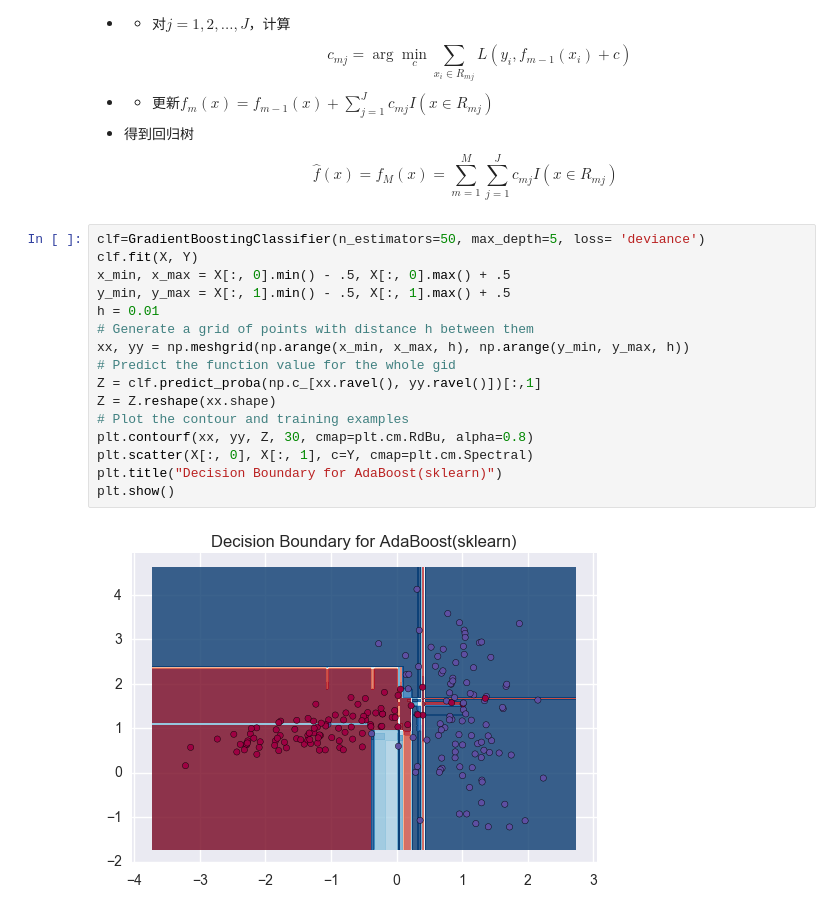
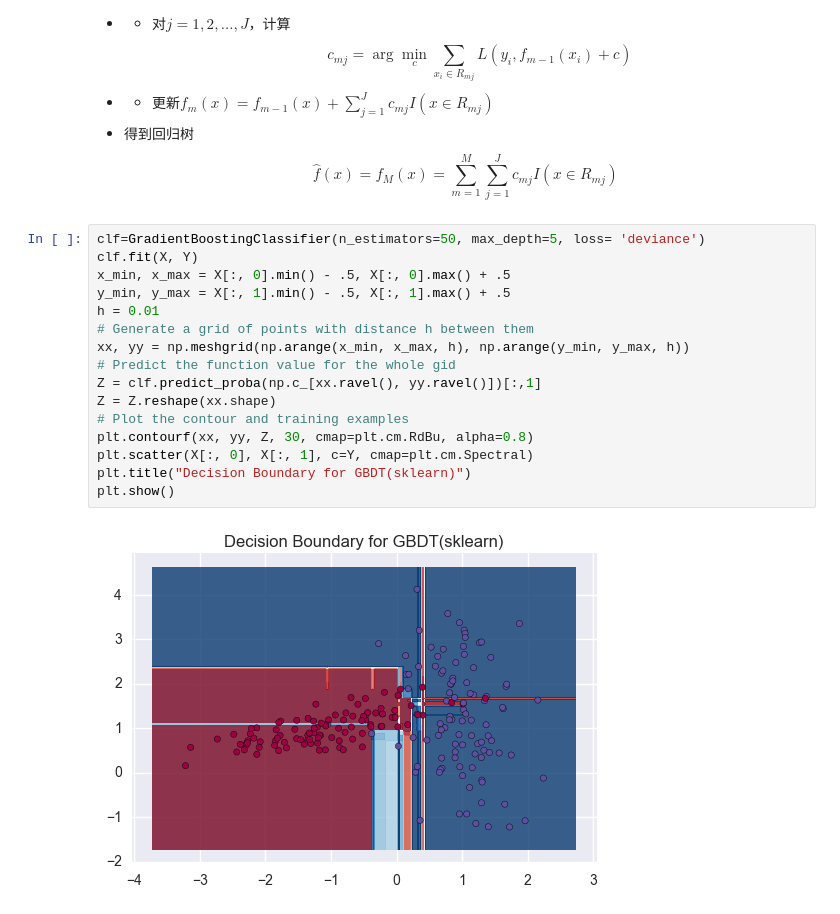
Before and after one commit to lixintong1992/Machine_Learning, a Jupyter notebook: AdaBoost/Boosting.ipynb, the cells around one changed output. Drawn from its saved outputs; the diff is of its cells as text.

Commit message:
GBDT

```diff
--- a/AdaBoost/Boosting.ipynb
+++ b/AdaBoost/Boosting.ipynb
@@ -200,21 +200,21 @@ sklearn上的是adaboost与我实现的不同，我的算是一个深度为1的
 # %%
 clf=GradientBoostingClassifier(n_estimators=50, max_depth=5, loss= 'deviance')
 clf.fit(X, Y)
 x_min, x_max = X[:, 0].min() - .5, X[:, 0].max() + .5
 y_min, y_max = X[:, 1].min() - .5, X[:, 1].max() + .5
 h = 0.01
 # Generate a grid of points with distance h between them
 xx, yy = np.meshgrid(np.arange(x_min, x_max, h), np.arange(y_min, y_max, h))
 # Predict the function value for the whole gid
 Z = clf.predict_proba(np.c_[xx.ravel(), yy.ravel()])[:,1]
 Z = Z.reshape(xx.shape)
 # Plot the contour and training examples
 plt.contourf(xx, yy, Z, 30, cmap=plt.cm.RdBu, alpha=0.8)
 plt.scatter(X[:, 0], X[:, 1], c=Y, cmap=plt.cm.Spectral)
-plt.title("Decision Boundary for AdaBoost(sklearn)")
+plt.title("Decision Boundary for GBDT(sklearn)")
 plt.show()
 # %% [output]
-[figure, old version]
+[figure, new version]
 # %%
 clf=GradientBoostingClassifier(n_estimators=50, max_depth=1, loss= 'exponential', criterion='mse')
 clf.fit(X, Y)
```
Also changed, not shown: parts of 2 cells of this notebook.
